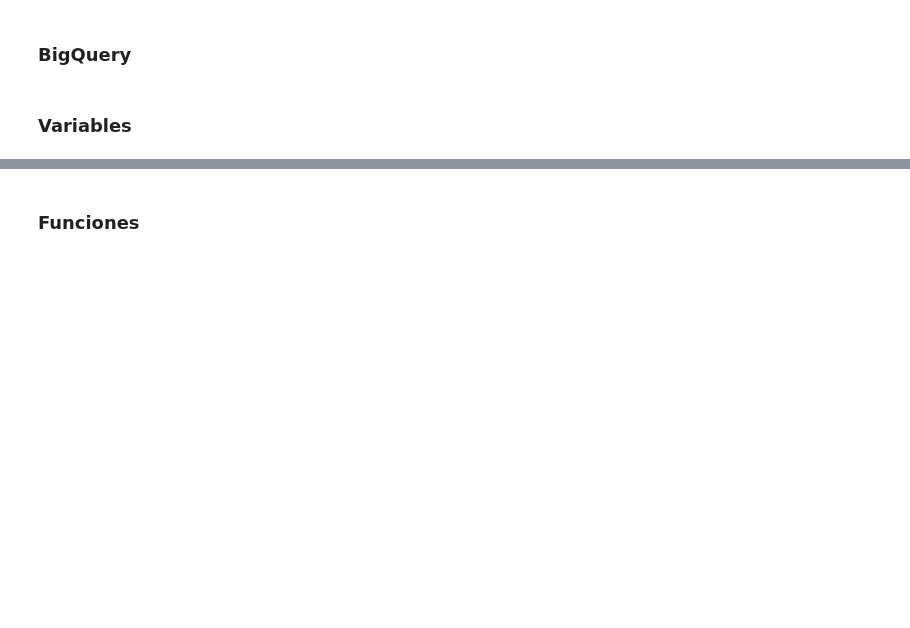
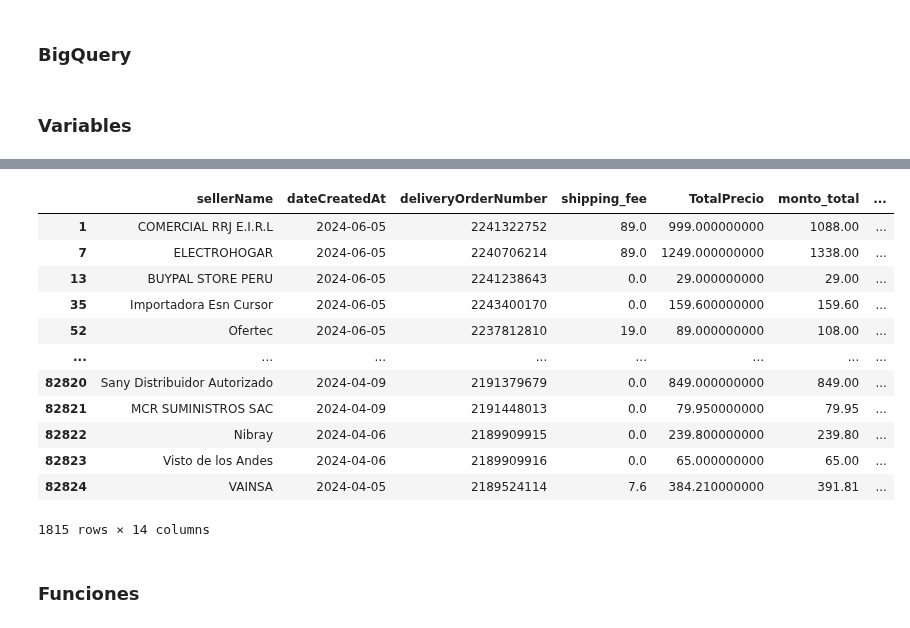
Before and after one commit to gflores1092/AnalyticsSX, a Jupyter notebook: Alertas diarias/Comprobantes/comprobantes_AM.ipynb, the cells around one changed output, grey strips where cells are left out. Drawn from its saved outputs; the diff is of its cells as text; code cells hidden in the pictures; blank space fills up the shorter version.

```diff
--- a/Alertas diarias/Comprobantes/comprobantes_AM.ipynb
+++ b/Alertas diarias/Comprobantes/comprobantes_AM.ipynb
@@ -106,11 +111,16 @@ asuntos_base = [
 
 columnas = [
     'sellerName',
-    'dateCreatedAt','deliveryOrderNumber', 'monto_total','tipo_documento',
-    'razon_social', 'direccion', 'region', 'provincia',
-    'persona_fiscal', 'tipo_de_documento', 'identificacion_legal',
-    'actividad_economica', 'digito_verificador', 'distrito',
-    'correo_electronico', 'telefono', 'codigo_postal'
+    'dateCreatedAt','deliveryOrderNumber',
+    'shipping_fee','TotalPrecio','monto_total',
+    'tipo_documento',
+    'tipo_de_documento', 'identificacion_legal',
+    'razon_social',
+    'region', 'provincia', 'distrito', 'direccion',
+    #'correo_electronico', 'telefono',
+    #'persona_fiscal',
+    #'actividad_economica', 'digito_verificador',
+    #'codigo_postal'
 ]
 
 # Variables iniciales
@@ -119,3 +145,20 @@ columnas = [
+# %%
+data[columnas].query("tipo_documento=='Factura'") #shipping_fee
+# la factura tiene que tener el shipping_fee + paid_price esto debe ser el monto_total
+# %% [output]
+|  | sellerName | dateCreatedAt | deliveryOrderNumber | shipping_fee | TotalPrecio | monto_total | ... |
+| 1 | COMERCIAL RRJ E.I.R.L | 2024-06-05 | 2241322752 | 89.0 | 999.000000000 | 1088.00 | ... |
+| 7 | ELECTROHOGAR | 2024-06-05 | 2240706214 | 89.0 | 1249.000000000 | 1338.00 | ... |
+| 13 | BUYPAL STORE PERU | 2024-06-05 | 2241238643 | 0.0 | 29.000000000 | 29.00 | ... |
+| 35 | Importadora Esn Cursor | 2024-06-05 | 2243400170 | 0.0 | 159.600000000 | 159.60 | ... |
+| 52 | Ofertec | 2024-06-05 | 2237812810 | 19.0 | 89.000000000 | 108.00 | ... |
+| ... | ... | ... | ... | ... | ... | ... | ... |
+| 82820 | Sany Distribuidor Autorizado | 2024-04-09 | 2191379679 | 0.0 | 849.000000000 | 849.00 | ... |
+| 82821 | MCR SUMINISTROS SAC | 2024-04-09 | 2191448013 | 0.0 | 79.950000000 | 79.95 | ... |
+| 82822 | Nibray | 2024-04-06 | 2189909915 | 0.0 | 239.800000000 | 239.80 | ... |
+| 82823 | Visto de los Andes | 2024-04-06 | 2189909916 | 0.0 | 65.000000000 | 65.00 | ... |
+| 82824 | VAINSA | 2024-04-05 | 2189524114 | 7.6 | 384.210000000 | 391.81 | ... |
+1815 rows × 14 columns
 # %% [markdown]
 ### **Funciones**
 # %%
```
Also changed, not shown: parts of 12 cells of this notebook, 1 other file.
